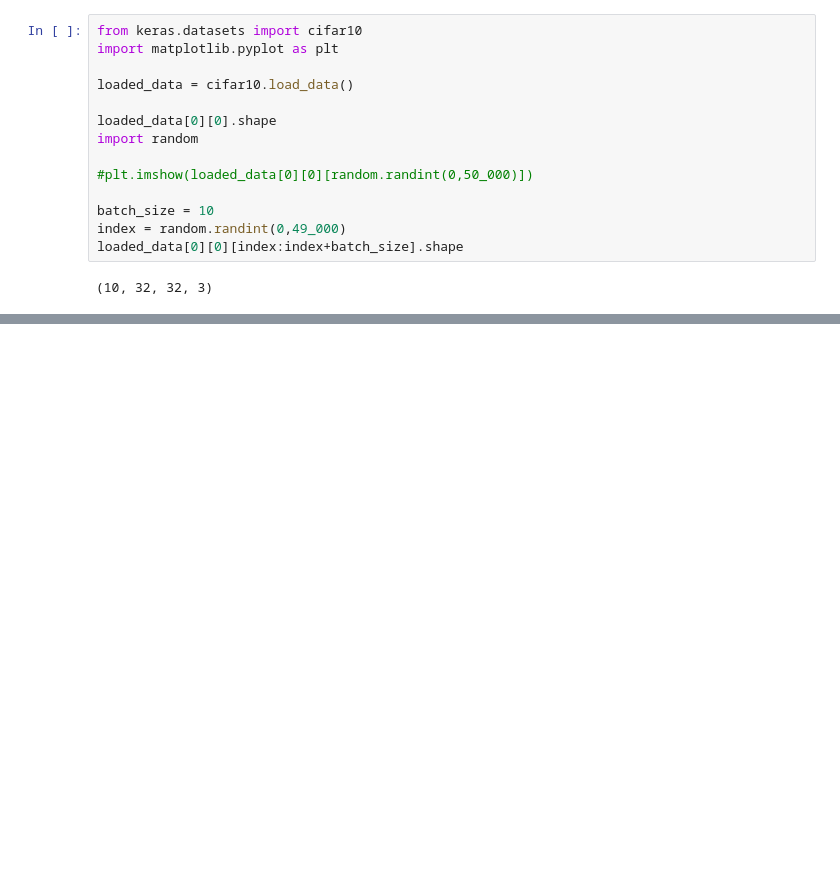
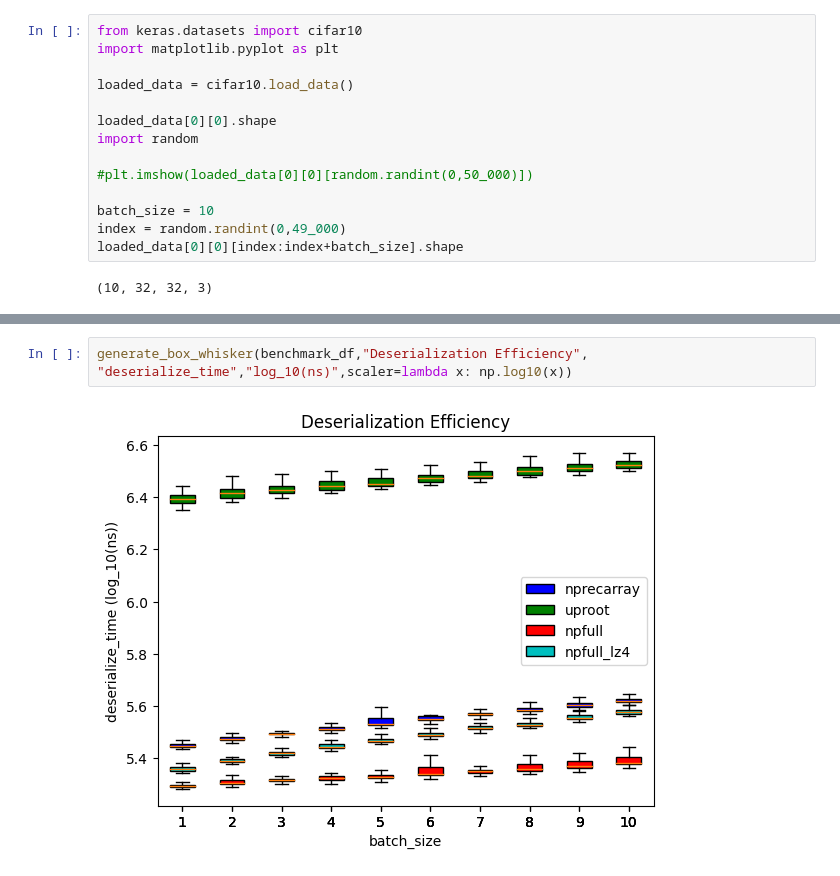
Before and after one commit to pregenRobot/papdl, a Jupyter notebook: scripts/memory_analysis.ipynb, the cells around one changed output, grey strips where cells are left out. Saved outputs shown, nothing was run; the diff lists cells and outputs as text; blank space fills up the shorter version.

```diff
--- a/scripts/memory_analysis.ipynb
+++ b/scripts/memory_analysis.ipynb
@@ -61,0 +61,4 @@ generate_box_whisker(benchmark_df,"serialize_time")
+# %%
+generate_box_whisker(benchmark_df,"Deserialization Efficiency", "deserialize_time","log_10(ns)",scaler=lambda x: np.log10(x))
+# %% [output]
+[figure, added]
```
Also changed, not shown: parts of 5 cells of this notebook, 13 other files.
